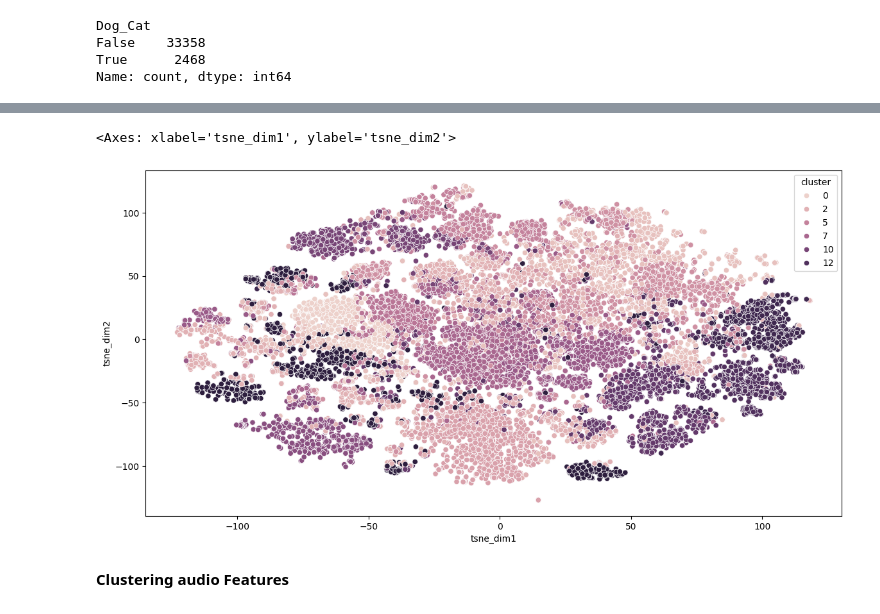
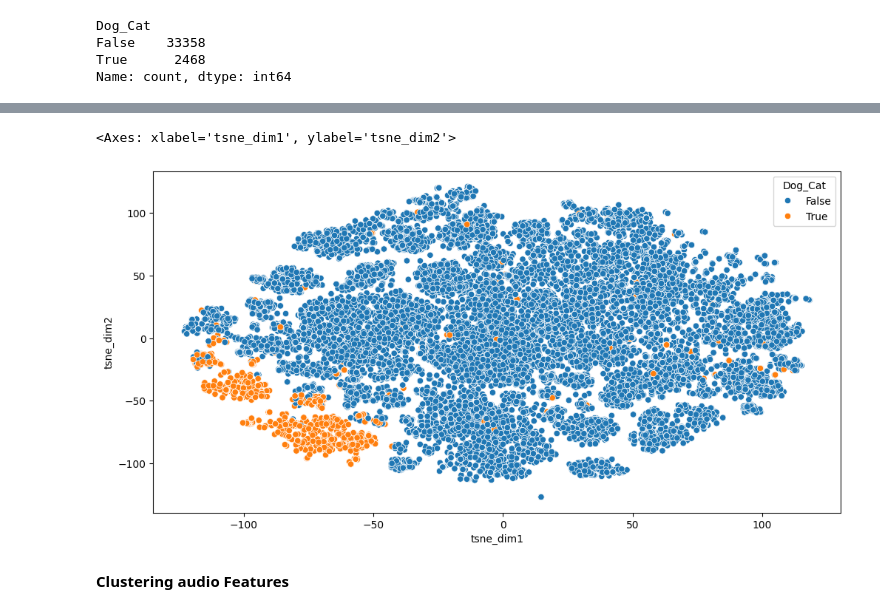
Before and after one commit to 8asic/mlpc2025-sound-event-detection, a Jupyter notebook: 4. Text Features.ipynb, the cells around one changed output, grey strips where cells are left out. Drawn from its saved outputs; the diff is of its cells as text; code cells hidden in the pictures.

```diff
--- a/4. Text Features.ipynb
+++ b/4. Text Features.ipynb
@@ -31,7 +34,7 @@ an_em = np.load(r"C:\Users\user\Desktop\MLPC\annotations_text_embeddings.npz")["
 # %% [markdown]
 **Clustering Text Features**
 # %%
-kmeans = KMeans(15)
+kmeans = KMeans(25)
 an_df["cluster"] = kmeans.fit_predict(an_em)
 # %%
 counts = an_df["cluster"].value_counts(sort=False).sort_index()
@@ -68,14 +80,14 @@ array(['A dog is barking furiously.',
 # %%
 tsne = TSNE(n_components=2, perplexity=30, random_state=42).fit_transform(an_em)
 # %%
-fig,ax = plt.subplots(figsize=(14,7))
+fig,ax = plt.subplots(figsize=(12,6))
 an_df["tsne_dim1"] = tsne[:,0]
 an_df["tsne_dim2"] = tsne[:,1]
 an_df.head()
-sns.scatterplot(x=an_df["tsne_dim1"],y=an_df["tsne_dim2"],hue=an_df["cluster"],ax=ax,legend=True)
+sns.scatterplot(x=an_df["tsne_dim1"],y=an_df["tsne_dim2"],hue=an_df["Dog_Cat"],ax=ax,legend=True)
 # %% [output]
 <Axes: xlabel='tsne_dim1', ylabel='tsne_dim2'>
-[figure, old version]
+[figure, new version]
 # %% [markdown]
 **Clustering audio Features**
 # %%
```
Also changed, not shown: parts of 16 cells of this notebook.
